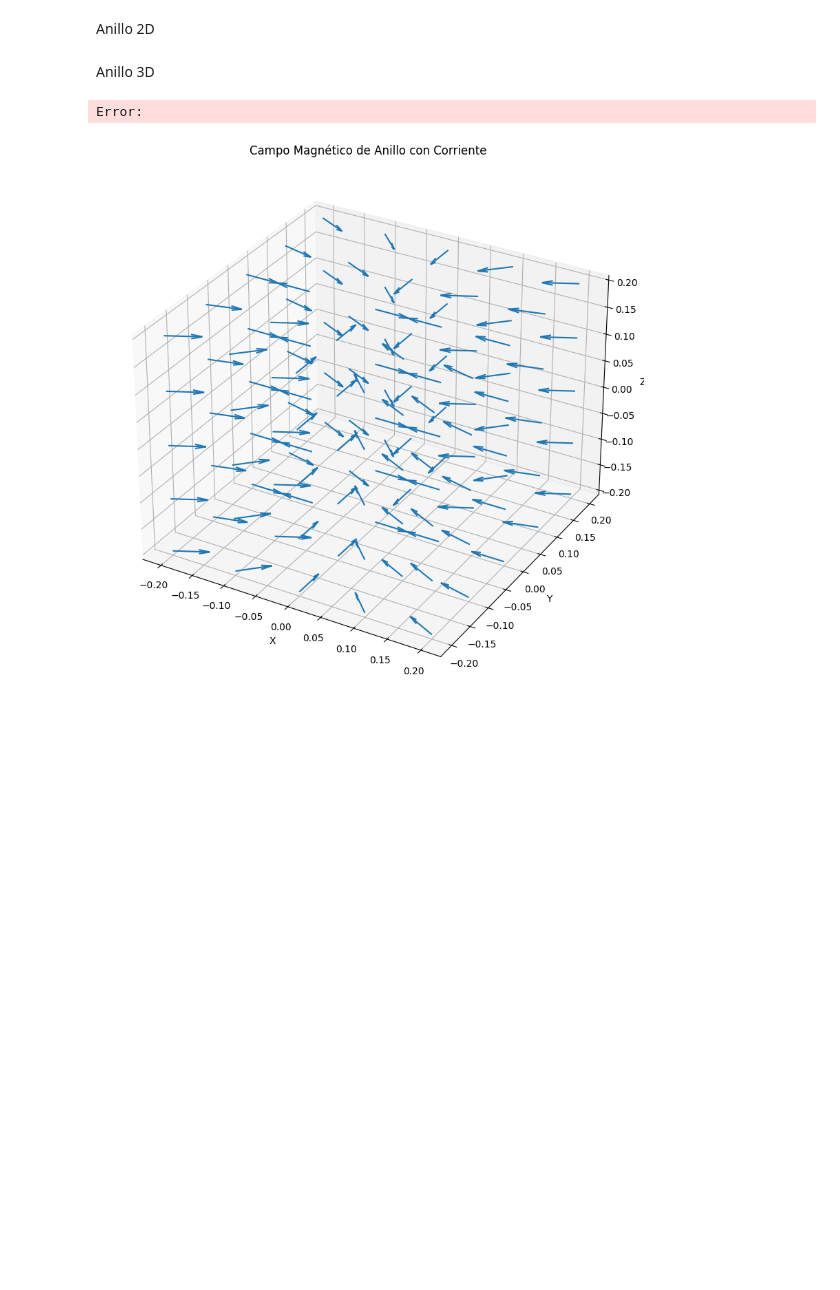
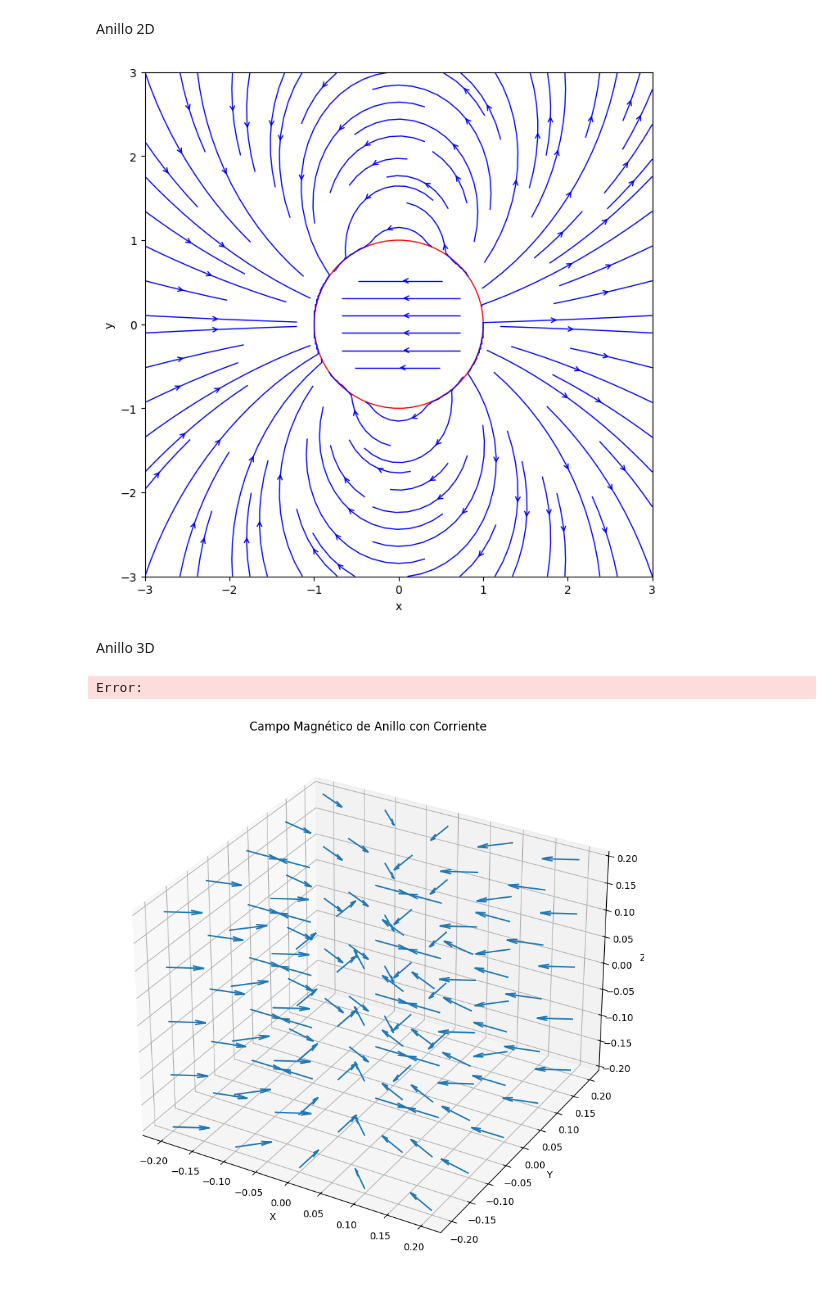
Before and after one commit to FerTGlol/MagneticFieldsShapes, a Jupyter notebook: Anillo3D.ipynb, the cells around one changed output. Cells and saved outputs as stored; diff of their text form; code cells hidden in the pictures; blank space fills up the shorter version.

```diff
--- a/Anillo3D.ipynb
+++ b/Anillo3D.ipynb
@@ -18,37 +18,40 @@ r = np.sqrt(x**2 + y**2)
 theta = np.arctan2(y, x)
 
 # Definimos los componentes del campo magnético dentro del anillo
-B_r_in = A * np.cos(theta)
-B_theta_in = -A * np.sin(theta)
+B_r_in = - A * np.cos(theta)
+B_theta_in = A * np.sin(theta)
 B_x_in = B_r_in * np.cos(theta) - B_theta_in * np.sin(theta)
 B_y_in = B_r_in * np.sin(theta) + B_theta_in * np.cos(theta)
 
 #Definimos los componentes del campo magnético fuera del anillo
-B_r_out = -(2 * A * R**3 / r**3) * np.cos(theta)
-B_theta_out = -(A * R**3 / r**3) * np.sin(theta)
+B_r_out = (2 * A * R**3 / r**3) * np.cos(theta)
+B_theta_out = (A * R**3 / r**3) * np.sin(theta)
+B_theta_out = (A * R**3 / r**3) * np.sin(theta)
 B_x_out = B_r_out * np.cos(theta) - B_theta_out * np.sin(theta)
 B_y_out = B_r_out * np.sin(theta) + B_theta_out * np.cos(theta)
 
 # Mask de las regiones
 B_x = np.where(r < R, B_x_in, B_x_out)
 B_y = np.where(r < R, B_y_in, B_y_out)
 
 # Graficamos las líneas de campo magnético
 fig, ax = plt.subplots(figsize=(8, 8))
 ax.streamplot(x, y, B_x, B_y, color='blue', linewidth=1, density=1, arrowstyle='->')
 
 # Agregamos el anillo de corriente
 circle = plt.Circle((0, 0), R, color='red', fill=False)
 ax.add_artist(circle)
 
 # Detalles de la gráfica
 ax.set_xlim(-3, 3)
 ax.set_ylim(-3, 3)
 ax.set_xlabel('x')
 ax.set_ylabel('y')
 
 # Mostramos
 plt.show()
+# %% [output]
+[figure, added]
 # %% [markdown]
 Anillo 3D
 # %%
```
Also changed, not shown: 1 other file.
